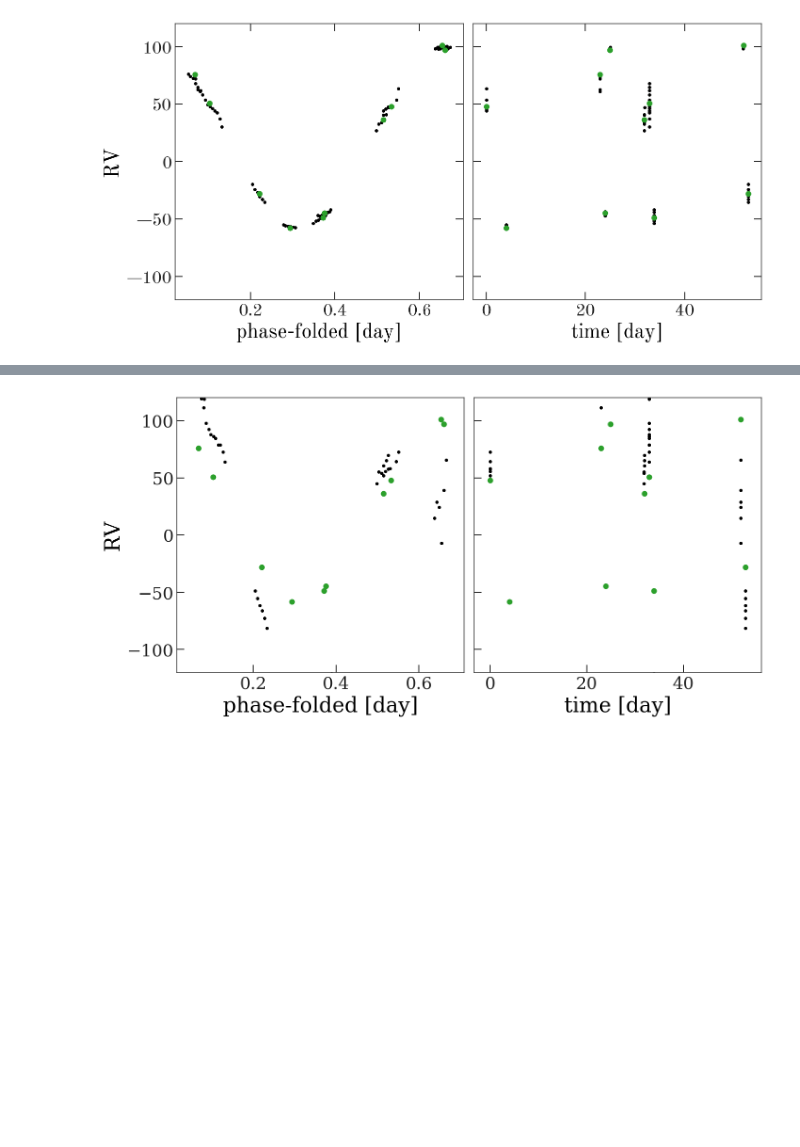
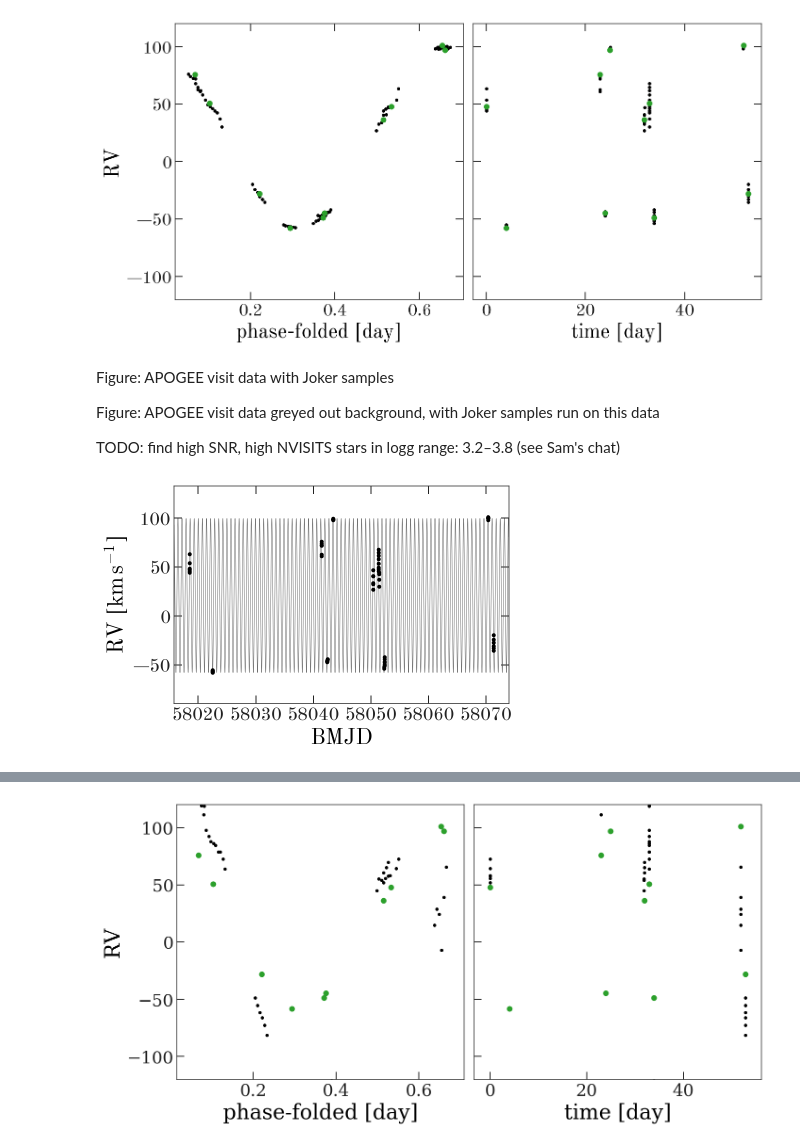
Before and after one commit to adrn/FunDepartment, a Jupyter notebook: notebooks/Run-on-visits.ipynb, the cells around one changed output, grey strips where cells are left out. Drawn from its saved outputs; the diff is of its cells as text; code cells hidden in the pictures; blank space fills up the shorter version.

Commit message:
joker run

```diff
--- a/notebooks/Run-on-visits.ipynb
+++ b/notebooks/Run-on-visits.ipynb
@@ -330,3 +423,9 @@ fig.set_facecolor('w')
 fig.tight_layout()
 # %% [output]
 [figure]
+# %% [markdown]
+Figure: APOGEE visit data with Joker samples
+
+Figure: APOGEE visit data greyed out background, with Joker samples run on this data
+
+TODO: find high SNR, high NVISITS stars in logg range: 3.2–3.8 (see Sam's chat)
@@ -332,0 +434,22 @@ fig.tight_layout()
+# %%
+rv_data = tj.RVData(
+    Time(mjds, format='mjd'),
+    rv_corrections + cc_rvs,
+    cc_rv_errs
+)
+# %%
+prior = tj.JokerPrior.default(
+    P_min=0.5*u.day, P_max=1*u.day,
+    sigma_K0=30*u.km/u.s,
+    sigma_v=50*u.km/u.s,
+    s=4*u.km/u.s)
+# %%
+joker = tj.TheJoker(prior)
+# %%
+samples = joker.rejection_sample(rv_data,
+                                 prior_samples=100_000)
+len(samples)
+# %%
+_ = tj.plot_rv_curves(samples, data=rv_data)
+# %% [output]
+[figure, added]
```
Also changed, not shown: parts of 12 cells of this notebook, 1 other file.
